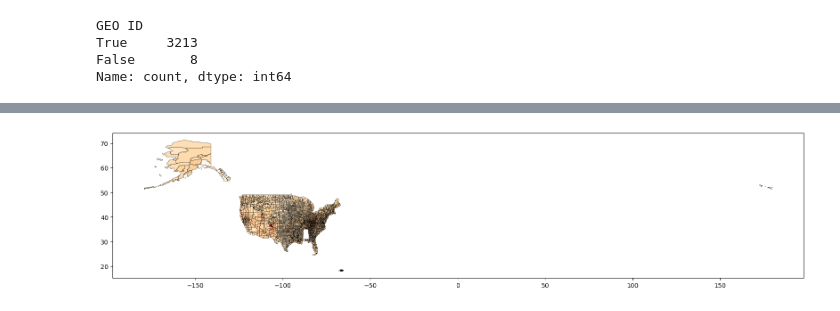
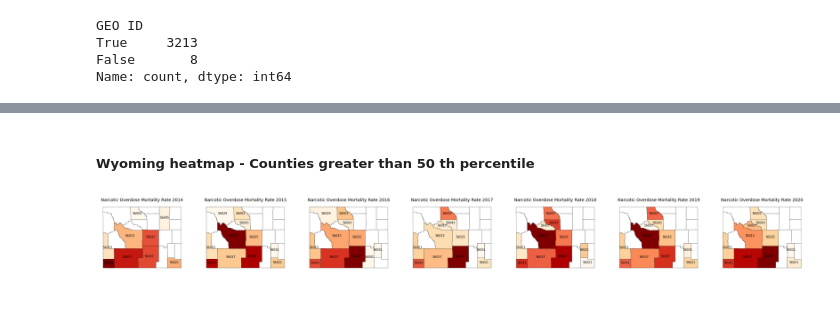
Before and after one commit to hashansl/modeling-ideas, a Jupyter notebook: overdose mapping/overdose deaths analysis.ipynb, the cells around one changed output, grey strips where cells are left out. Drawn from its saved outputs; the diff is of its cells as text; code cells hidden in the pictures.

```diff
--- a/overdose mapping/overdose deaths analysis.ipynb
+++ b/overdose mapping/overdose deaths analysis.ipynb
@@ -154,14 +62,2 @@ overdose_data = gpd.GeoDataFrame(overdose_data, geometry='geometry')
 # %%
 overdose_data_wy = overdose_data[overdose_data['State Abbreviation'] == 'WY']
-# %%
-ax = overdose_data_wy.plot(figsize=(20, 20), column="Narcotic Overdose Mortality Rate 2014", legend=False, cmap='OrRd', edgecolor='black',linewidth=0.3)
-
-for idx, row in overdose_data_wy.iterrows():
-    centroid = row.geometry.centroid
-    county_name = row['County Name']
-    ax.annotate(text=county_name, xy=(centroid.x, centroid.y), ha='center', fontsize=4)
-
-# Display the plot
-plt.show()
-
-# filter the overdose_data df to only include rows where Narcotic Overdose Mortality Rate 2014 is over 75th percentile
@@ -182,27 +78,25 @@ plt.show()
+# %% [markdown]
+##### Wyoming heatmap - Counties greater than 50 th percentile
 # %%
-# plot above plot for Narcotic Overdose Mortality Rate 2014, Narcotic Overdose Mortality Rate 2015, Narcotic Overdose Mortality Rate 2016, Narcotic Overdose Mortality Rate 2017, Narcotic Overdose Mortality Rate 2018, Narcotic Overdose Mortality Rate 2019, and Narcotic Overdose Mortality Rate 2020
-fig, ax = plt.subplots(1, 7, figsize=(20, 20))
+import matplotlib.pyplot as plt
+
+fig, ax = plt.subplots(1, 7, figsize=(30, 30))
+
 
 for i, year in enumerate(range(2014, 2021)):
+    overdose_data_wy.plot(ax=ax[i], edgecolor='black', linewidth=0.3, color="white")
 
-    # get the counties where the 'Narcotic Overdose Mortality Rate {year}' column is higher than the 75th percenti
+    temp_df = overdose_data_wy[overdose_data_wy[f'Narcotic Overdose Mortality Rate {year}'] > overdose_data_wy[f'Narcotic Overdose Mortality Rate {year}'].quantile(0.50)]
 
+    temp_df.plot(ax=ax[i], column=f"Narcotic Overdose Mortality Rate {year}", legend=False, cmap='OrRd', edgecolor='black', linewidth=0.3)
+    ax[i].set_title(f'Narcotic Overdose Mortality Rate {year}', fontsize=10)
+    ax[i].axis('off')
 
-    overdose_data_wy.plot(column=f'Narcotic Overdose Mortality Rate {year}', legend=False, cmap='OrRd', edgecolor='black', linewidth=0.3, ax=ax.flatten()[i])
-    ax.flatten()[i].set_title(f'Narcotic Overdose Mortality Rate {year}', fontsize=6)
-    ax.flatten()[i].axis('off')
+    for idx, row in temp_df.iterrows():
+        centroid = row.geometry.centroid
+        county_name = row['GEOID']
+        ax[i].annotate(text=county_name, xy=(centroid.x, centroid.y), ha='center', fontsize=7)
 
 plt.show()
+# %% [output]
+[figure, added]
-# %%
-# Plot the data for the Washington DC, Virginia, Maryland, and West Virginia(county level)
-ax = overdose_data_withot_al_hi.plot(figsize=(20, 20), column="Narcotic Overdose Mortality Rate 2014", legend=False, cmap='OrRd', edgecolor='black',linewidth=0.3)
-
-# for idx, row in overdose_data.iterrows():
-#     centroid = row.geometry.centroid
-#     county_name = row.FIPS
-#     ax.annotate(text=county_name, xy=(centroid.x, centroid.y), ha='center', fontsize=0.5)
-
-# Display the plot
-plt.show()
-# %% [output]
-[figure, removed]
```
Also changed, not shown: parts of 18 cells of this notebook.
